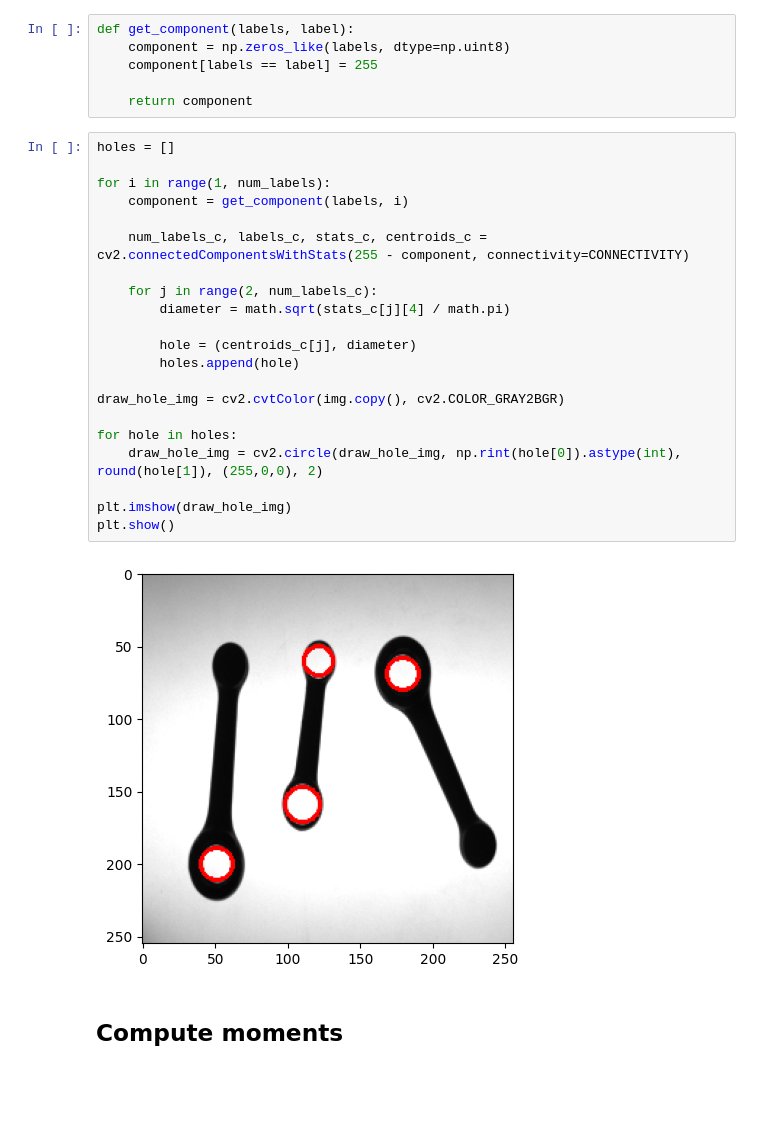
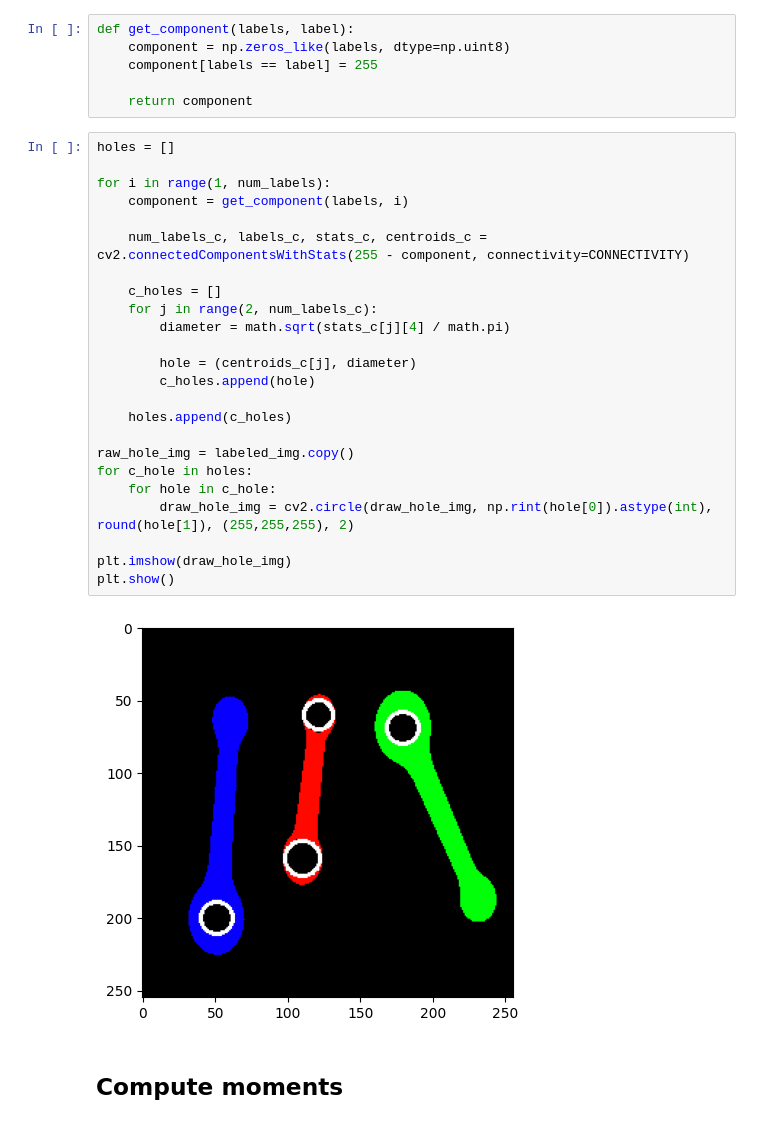
Before and after one commit to matteoperiani2/rod_analysis, a Jupyter notebook: project.ipynb, the cells around one changed output. Saved outputs shown, nothing was run; the diff lists cells and outputs as text; blank space fills up the shorter version.

```diff
--- a/project.ipynb
+++ b/project.ipynb
@@ -63,25 +63,28 @@ def get_component(labels, label):
 # %%
 holes = []
 
 for i in range(1, num_labels):
     component = get_component(labels, i)
 
     num_labels_c, labels_c, stats_c, centroids_c = cv2.connectedComponentsWithStats(255 - component, connectivity=CONNECTIVITY)
 
+    c_holes = []
     for j in range(2, num_labels_c):
         diameter = math.sqrt(stats_c[j][4] / math.pi)
 
         hole = (centroids_c[j], diameter)
-        holes.append(hole)
+        c_holes.append(hole)
 
-draw_hole_img = cv2.cvtColor(img.copy(), cv2.COLOR_GRAY2BGR)
+    holes.append(c_holes)
 
-for hole in holes:
-    draw_hole_img = cv2.circle(draw_hole_img, np.rint(hole[0]).astype(int),  round(hole[1]), (255,0,0), 2)
+raw_hole_img = labeled_img.copy()
+for c_hole in holes:
+    for hole in c_hole:
+        draw_hole_img = cv2.circle(draw_hole_img, np.rint(hole[0]).astype(int),  round(hole[1]), (255,255,255), 2)
 
 plt.imshow(draw_hole_img)
 plt.show()
 # %% [output]
-[figure, old version]
+[figure, new version]
 # %% [markdown]
 ## Compute moments
```
Also changed, not shown: parts of 3 cells of this notebook.
